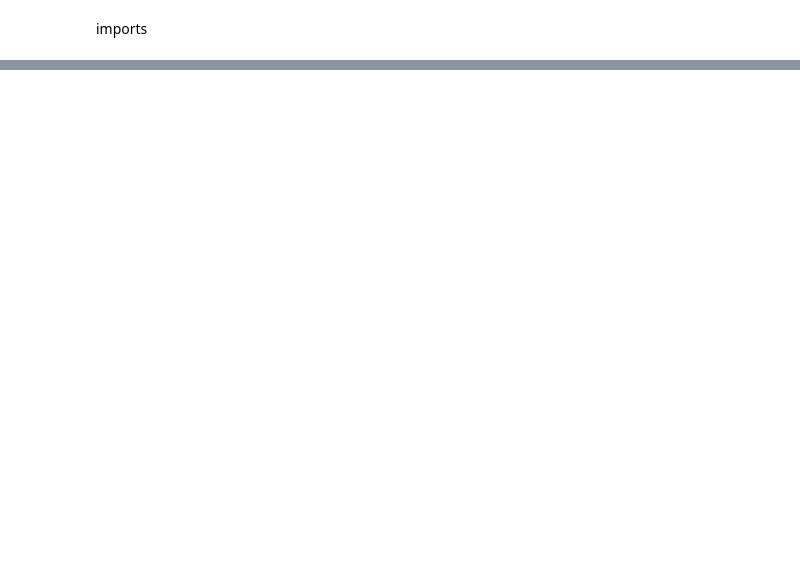
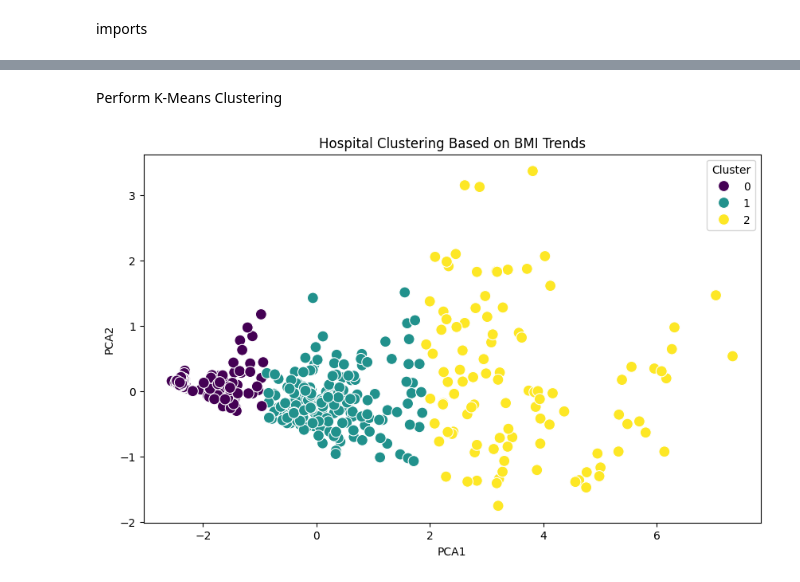
Before and after one commit to DataBells/child_weight_patterns, a Jupyter notebook: bmi.ipynb, the cells around one changed output, grey strips where cells are left out. Drawn from its saved outputs; the diff is of its cells as text; code cells hidden in the pictures; blank space fills up the shorter version.

```diff
--- a/bmi.ipynb
+++ b/bmi.ipynb
@@ -12,0 +135,24 @@ df = pd.read_csv("/Users/sandeepsrinivasdwaram/Desktop/bmi_project/BMIData.csv")
+# %% [markdown]
+Perform K-Means Clustering
+# %%
+# Apply K-Means with optimal K (assume elbow found K=3)
+kmeans = KMeans(n_clusters=3, random_state=42)
+df['Cluster'] = kmeans.fit_predict(X_scaled)
+# %%
+from sklearn.decomposition import PCA
+
+# Reduce dimensions to 2D for visualization
+pca = PCA(n_components=2)
+X_pca = pca.fit_transform(X_scaled)
+
+# Add PCA components to DataFrame
+df['PCA1'] = X_pca[:, 0]
+df['PCA2'] = X_pca[:, 1]
+
+# Scatter plot for clusters
+plt.figure(figsize=(10, 6))
+sns.scatterplot(x=df['PCA1'], y=df['PCA2'], hue=df['Cluster'], palette='viridis', s=100)
+plt.title('Hospital Clustering Based on BMI Trends')
+plt.show()
+# %% [output]
+[figure, added]
```
Also changed, not shown: parts of 46 cells of this notebook, 3 other files.
